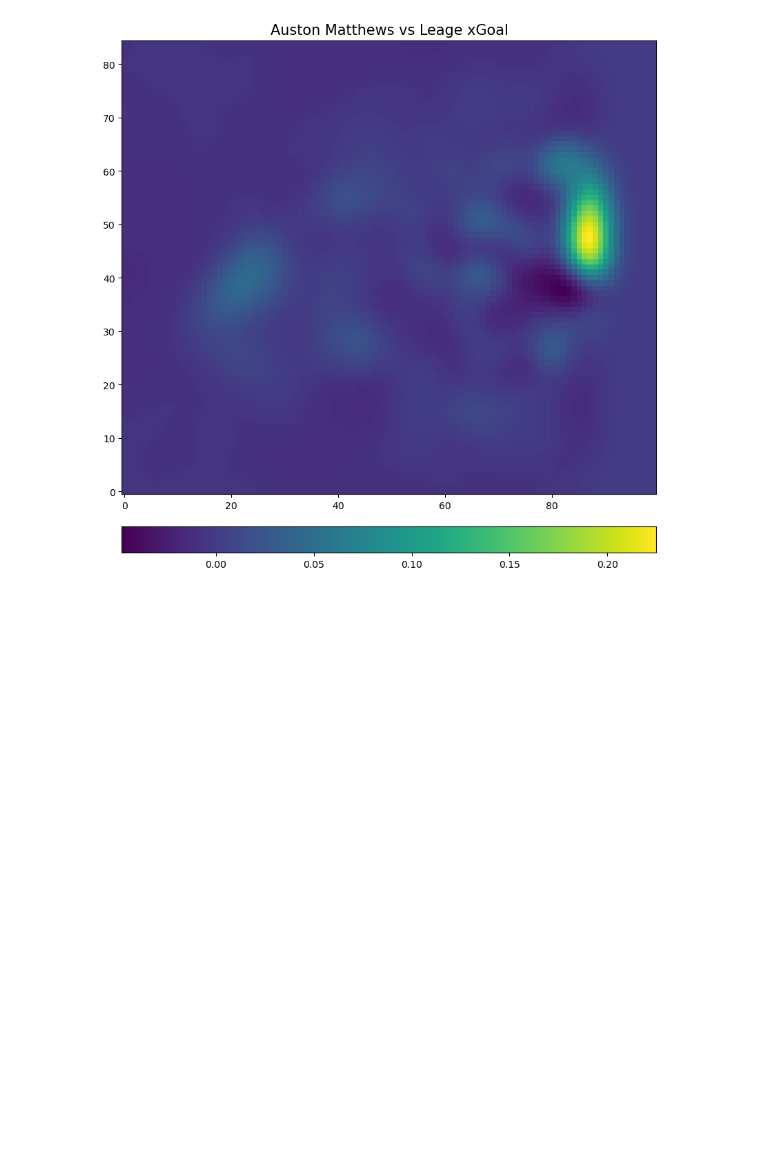
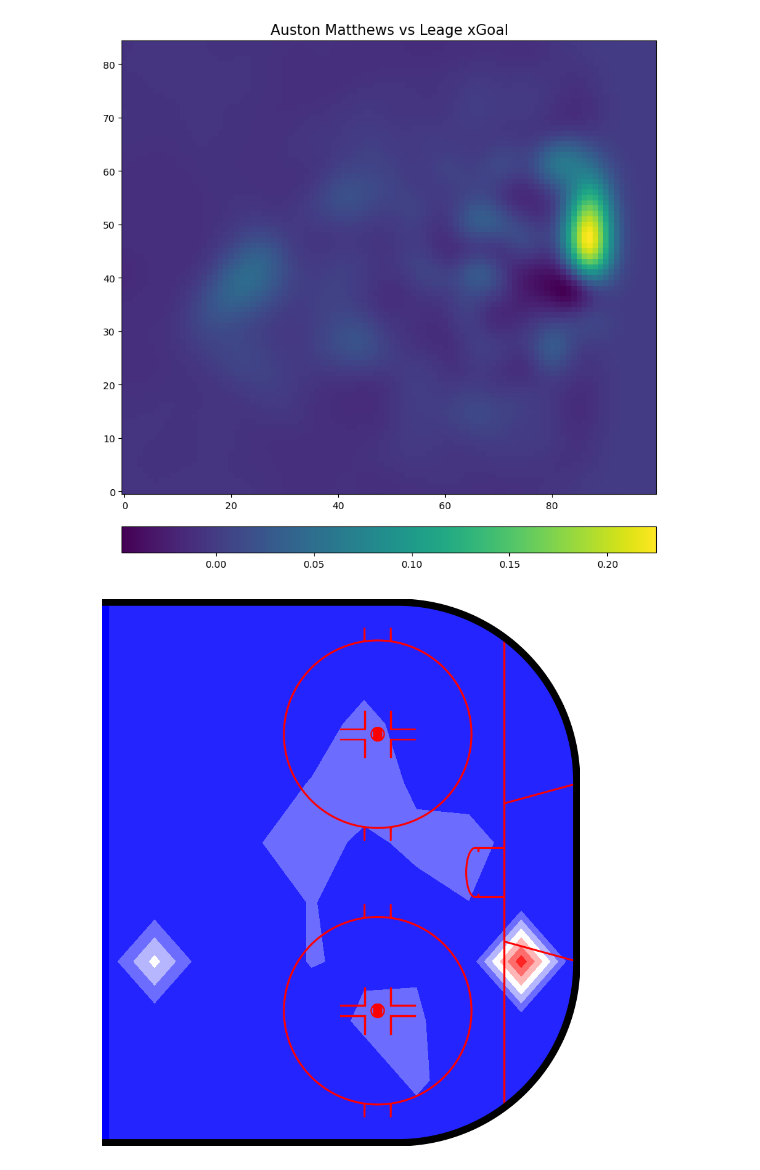
Before and after one commit to Rig09/NHL_AI_Agent, a Jupyter notebook: shot_maps/shot_mapping.ipynb, the cells around one changed output. Drawn from its saved outputs; the diff is of its cells as text; code cells hidden in the pictures; blank space fills up the shorter version.

```diff
--- a/shot_maps/shot_mapping.ipynb
+++ b/shot_maps/shot_mapping.ipynb
@@ -74,4 +74,20 @@ plt.title(player_name + ' vs Leage xGoal',fontdict={'fontsize': 15})
 plt.show()
 # %% [output]
 [figure]
+# %%
+# NOTE: This is a plot of Auston Matthews goals. Coordinates are definitely off with shot behind the net and goals over 1
+fig, ax = plt.subplots(1,1, figsize=(10,12), facecolor='w', edgecolor='k')
+
+rink = NHLRink(net={"visible": False})
+contour = rink.contourf(
+     "xCordAdjusted", "yCordAdjusted", "goal", data=player_shots,
+     plot_range="ozone", cmap="bwr",
+     ax=ax, draw_kw={"display_range": "ozone"},
+)
+
+# Add colorbar
+cbar = fig.colorbar(contour, ax=ax, orientation="horizontal")
+cbar.set_label("Goals")
+# %% [output]
+[figure, added]
 # %%
```
Also changed, not shown: parts of 2 cells of this notebook, 1 other file.
